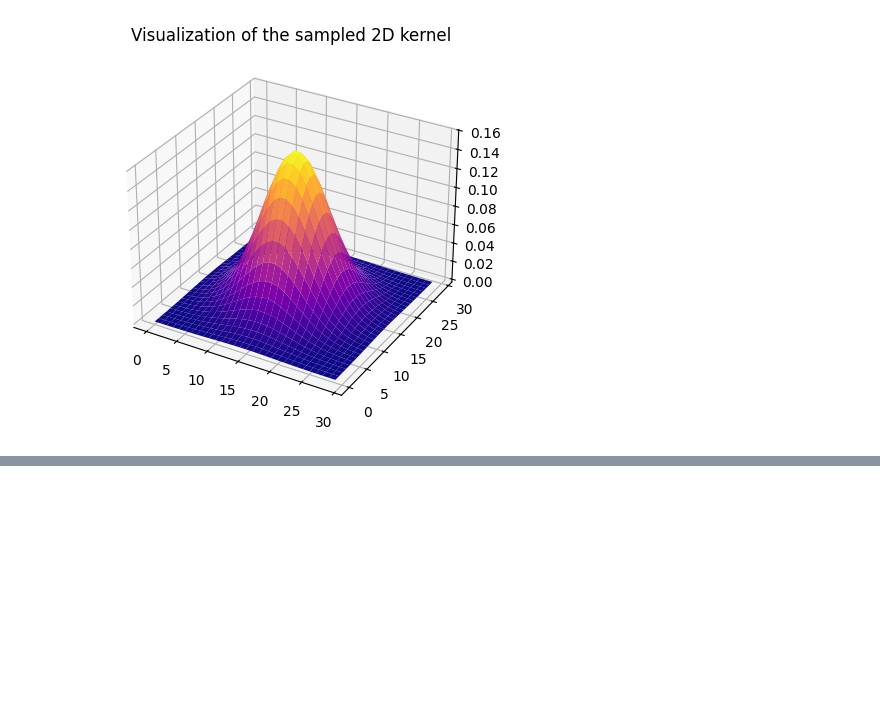
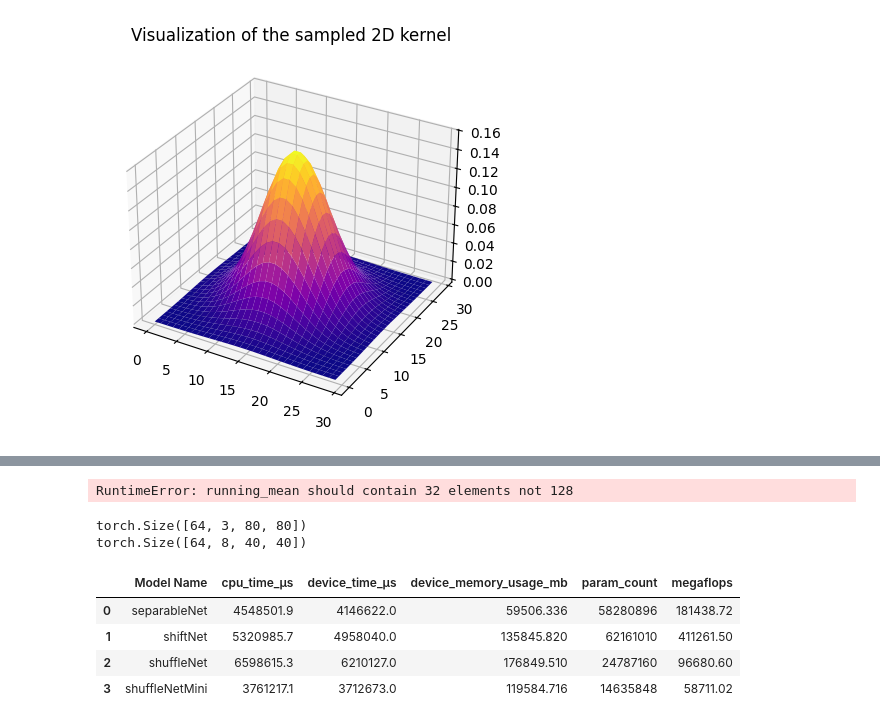
Before and after one commit to keriotisna/ship-classification, a Jupyter notebook: src/testing.ipynb, the cells around one changed output, grey strips where cells are left out. Cells and saved outputs as stored; diff of their text form; code cells hidden in the pictures; blank space fills up the shorter version.

Commit message:
Add model comparison function & ShuffledLinearBottleneck Block

```diff
--- a/src/testing.ipynb
+++ b/src/testing.ipynb
@@ -131,0 +68,60 @@ torch.Size([16, 3, 39, 39])
+# %%
+import torch
+from Models import shuffleNetMini
+
+H = torch.arange(16, 64, 3)
+K = torch.arange(1, 5)
+
+device = 'cuda' if torch.cuda.is_available() else 'cpu'
+
+shuffleNetMini = shuffleNetMini.to(device)
+randomTensor = torch.randn((16, 3, 80, 80)).to(device)
+
+output = shuffleNetMini(randomTensor)
+print(randomTensor.shape)
+print(output.shape)
+# %% [output]
+RuntimeError: running_mean should contain 32 elements not 128
+# %%
+from K2.Blocks import ShuffledLinearBottleneck
+
+B, C, H, W = 64, 3, 5, 5
+
+for h in range(5, 81):
+
+    randomTensor = torch.randn((B, C, h, h))
+    layer = ShuffledLinearBottleneck(
+        in_channels=3,
+        out_channels=8,
+        stride=2,
+        groups=1
+    )
+
+    output = layer(randomTensor)
+print(randomTensor.shape)
+print(output.shape)
+# %% [output]
+torch.Size([64, 3, 80, 80])
+torch.Size([64, 8, 40, 40])
+# %%
+from Models import *
+from K2.ModelProfiling import compareModelStatistics
+
+models = {
+    'separableNet': separableNet,
+    'shiftNet': shiftNet,
+    'shuffleNet': shuffleNet,
+    'shuffleNetMini': shuffleNetMini
+
+}
+
+
+input_size = (64, 3, 80, 80)
+stats = compareModelStatistics(models, input_size)
+stats.head()
+# %% [output]
+|  | Model Name | cpu_time_μs | device_time_μs | device_memory_usage_mb | param_count | megaflops |
+| 0 | separableNet | 4548501.9 | 4146622.0 | 59506.336 | 58280896 | 181438.72 |
+| 1 | shiftNet | 5320985.7 | 4958040.0 | 135845.820 | 62161010 | 411261.50 |
+| 2 | shuffleNet | 6598615.3 | 6210127.0 | 176849.510 | 24787160 | 96680.60 |
+| 3 | shuffleNetMini | 3761217.1 | 3712673.0 | 119584.716 | 14635848 | 58711.02 |
```
Also changed, not shown: parts of 3 cells of this notebook, 9 other files.
